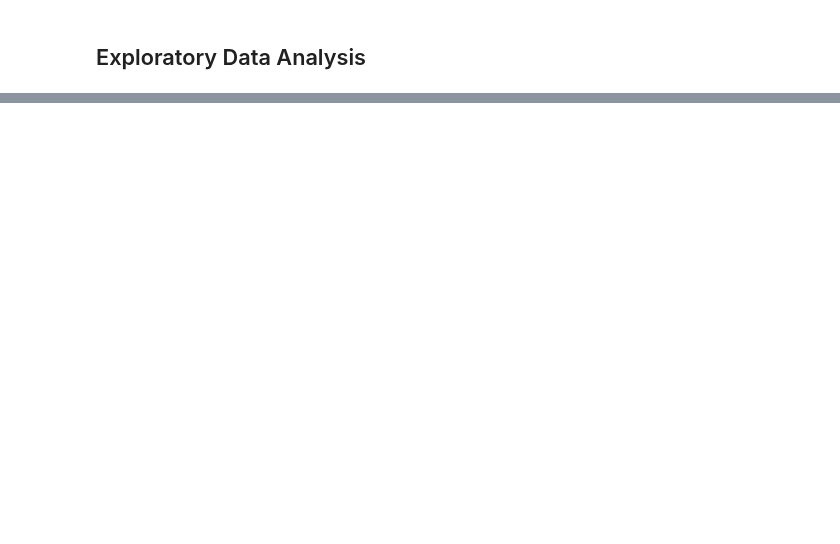
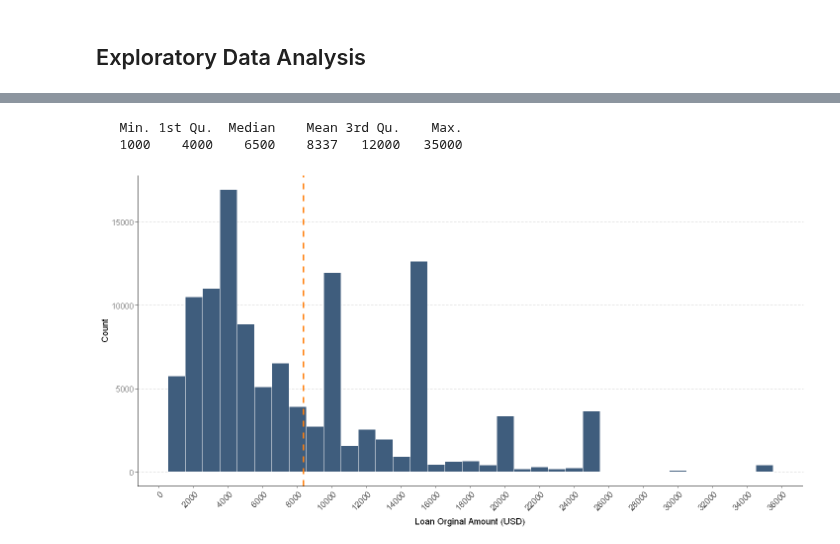
Before and after one commit to BarbaraStempien/DA--Loan-Data-from-Prosper, a Jupyter notebook: analysis.ipynb, the cells around one changed output, grey strips where cells are left out. Saved outputs shown, nothing was run; the diff lists cells and outputs as text; code cells hidden in the pictures; blank space fills up the shorter version.

```diff
--- a/analysis.ipynb
+++ b/analysis.ipynb
@@ -225,0 +318,20 @@ options(repr.plot.width=8, repr.plot.height=4)
+# %%
+# Loan Original Amount statistics
+summary(df$LoanOriginalAmount)
+
+# plot Loan Original Amount
+ggplot(aes(x = LoanOriginalAmount), data = df) +
+  geom_histogram(binwidth = 1000, color = "#ffffff", fill = "#3F5D7D") +
+  scale_x_continuous(breaks = seq(0, 36000, 2000)) +
+  labs(x = "Loan Orginal Amount (USD)", y = "Count") +
+  theme(axis.title.x = element_text(vjust = -1),
+        axis.title.y = element_text(vjust = 1),
+        axis.text.y = element_text(size=10),
+        axis.text.x = element_text(angle = 45, hjust = 1, size=10),
+        panel.grid.major.y = element_line(color="#d3d3d3", linetype = "dashed", size=0.5)) +
+  geom_vline(aes(xintercept = mean(LoanOriginalAmount)),
+            color = "#ff7f0e", linetype = "dashed", size = 1)
+# %% [output]
+   Min. 1st Qu.  Median    Mean 3rd Qu.    Max.
+   1000    4000    6500    8337   12000   35000
+[figure, added]
```
Also changed, not shown: parts of 10 cells of this notebook.
